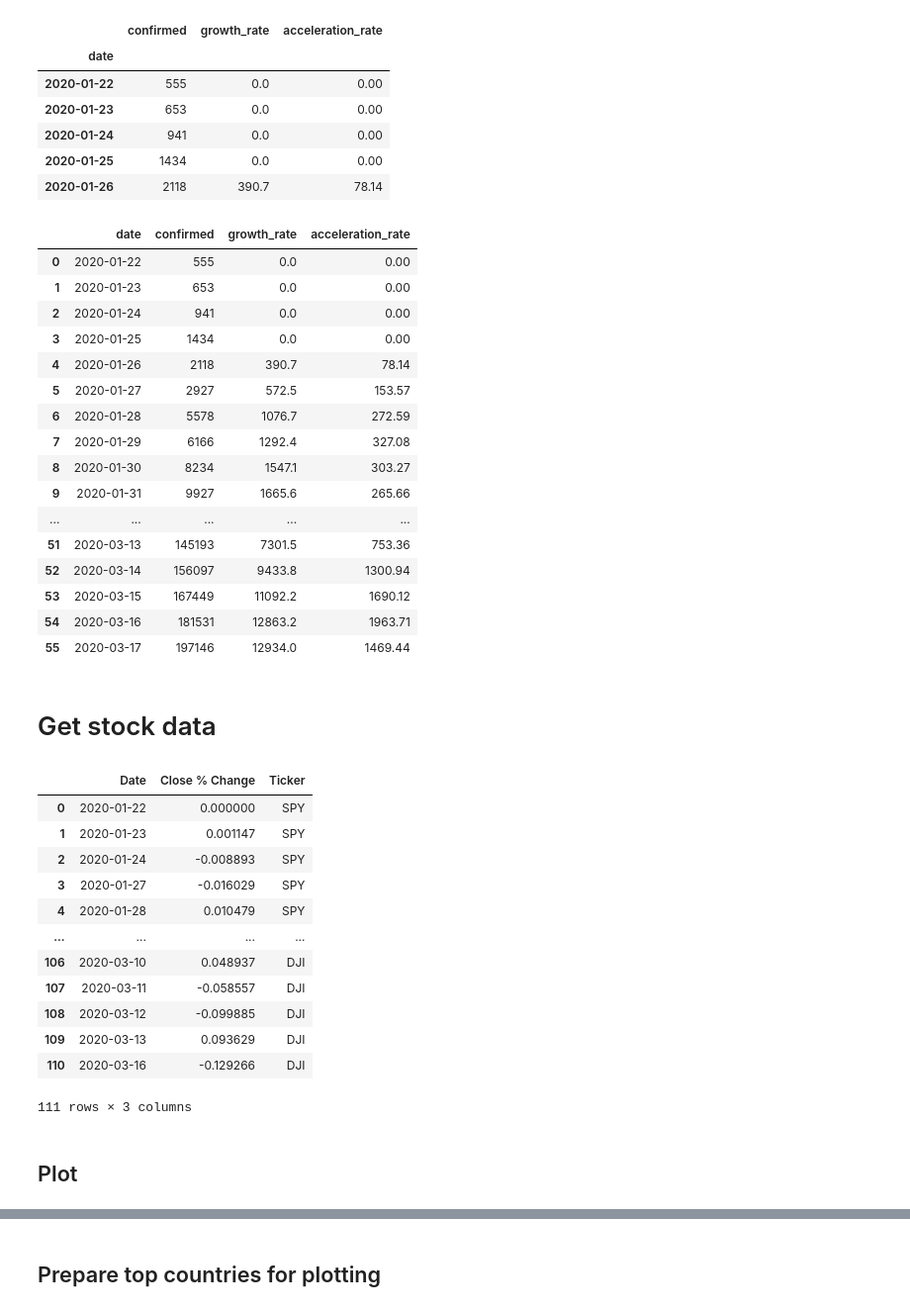
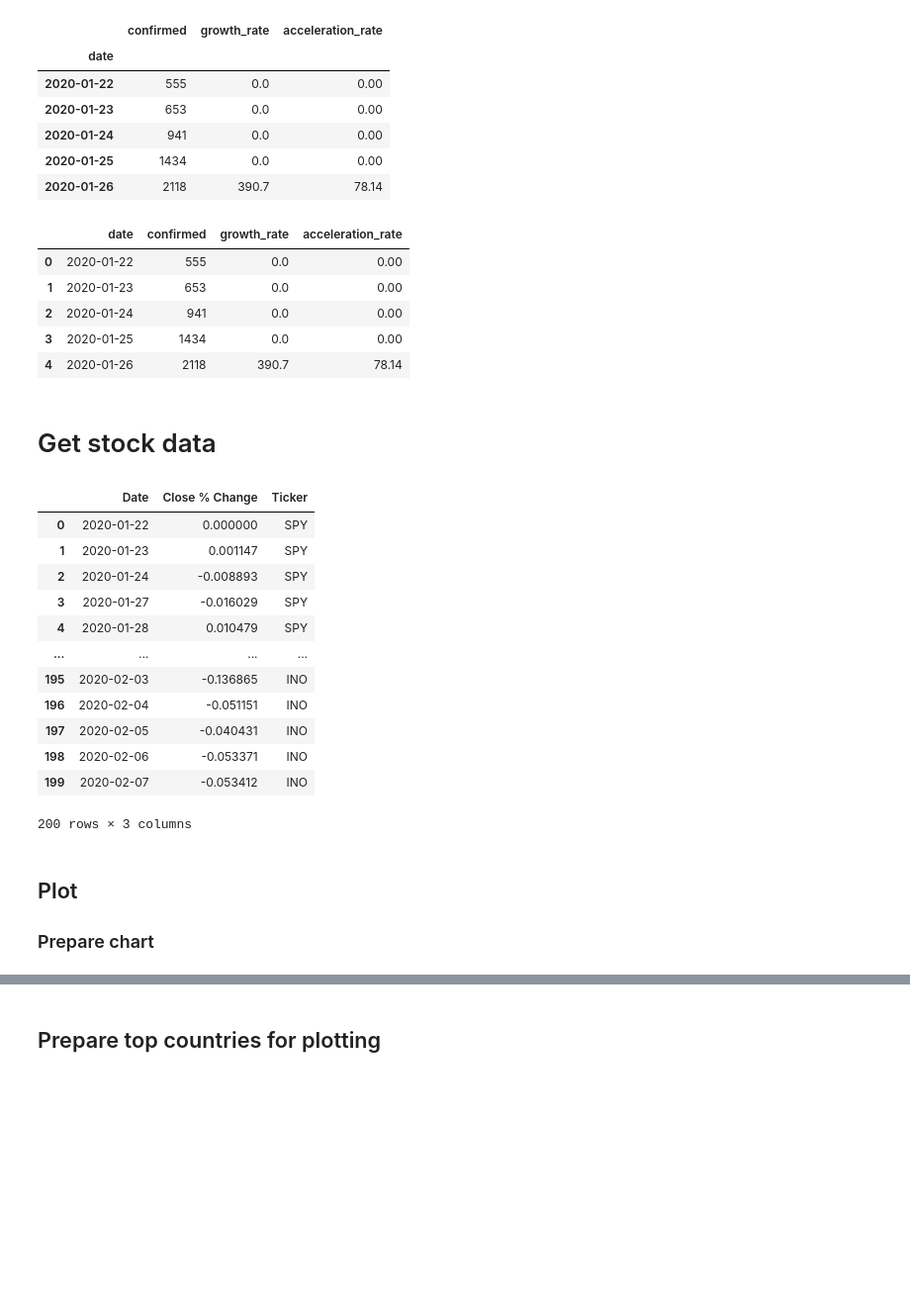
Before and after one commit to ivanmkc/covid19, a Jupyter notebook: covid.ipynb, the cells around one changed output, grey strips where cells are left out. Shown at 99% size. Saved outputs shown, nothing was run; the diff lists cells and outputs as text; code cells hidden in the pictures; blank space fills up the shorter version.

```diff
--- a/covid.ipynb
+++ b/covid.ipynb
@@ -135,24 +161,14 @@ df_non_china.head()
 # %%
 # Convert to 'tidy' format for plotting
 df_non_china_prepared = df_non_china.reset_index()
-df_non_china_prepared.head(200)
+df_non_china_prepared.head()
 # %% [output]
 |  | date | confirmed | growth_rate | acceleration_rate |
 | 0 | 2020-01-22 | 555 | 0.0 | 0.00 |
 | 1 | 2020-01-23 | 653 | 0.0 | 0.00 |
 | 2 | 2020-01-24 | 941 | 0.0 | 0.00 |
 | 3 | 2020-01-25 | 1434 | 0.0 | 0.00 |
 | 4 | 2020-01-26 | 2118 | 390.7 | 78.14 |
-| 5 | 2020-01-27 | 2927 | 572.5 | 153.57 |
-| 6 | 2020-01-28 | 5578 | 1076.7 | 272.59 |
-| 7 | 2020-01-29 | 6166 | 1292.4 | 327.08 |
-| 8 | 2020-01-30 | 8234 | 1547.1 | 303.27 |
-| 9 | 2020-01-31 | 9927 | 1665.6 | 265.66 |
-| ... | ... | ... | ... | ... |
-| 51 | 2020-03-13 | 145193 | 7301.5 | 753.36 |
-| 52 | 2020-03-14 | 156097 | 9433.8 | 1300.94 |
-| 53 | 2020-03-15 | 167449 | 11092.2 | 1690.12 |
-| 54 | 2020-03-16 | 181531 | 12863.2 | 1963.71 |
-| 55 | 2020-03-17 | 197146 | 12934.0 | 1469.44 |
 # %% [markdown]
+<a id='stocks'></a>
 # Get stock data
@@ -168,8 +191,6 @@ def getStockInfo(tickerSymbol, date_min, date_max):
 
 from functools import reduce
 
-stocks_to_track = ['SPY', 'AC', 'DJI']
-
 stocks = pd.concat(map(lambda x: getStockInfo(x, date_min, date_max), stocks_to_track)).reset_index()
 
 stocks.head(200)
@@ -181,14 +202,15 @@ stocks.head(200)
 | 3 | 2020-01-27 | -0.016029 | SPY |
 | 4 | 2020-01-28 | 0.010479 | SPY |
 | ... | ... | ... | ... |
-| 106 | 2020-03-10 | 0.048937 | DJI |
-| 107 | 2020-03-11 | -0.058557 | DJI |
-| 108 | 2020-03-12 | -0.099885 | DJI |
-| 109 | 2020-03-13 | 0.093629 | DJI |
-| 110 | 2020-03-16 | -0.129266 | DJI |
+| 195 | 2020-02-03 | -0.136865 | INO |
+| 196 | 2020-02-04 | -0.051151 | INO |
+| 197 | 2020-02-05 | -0.040431 | INO |
+| 198 | 2020-02-06 | -0.053371 | INO |
+| 199 | 2020-02-07 | -0.053412 | INO |
-111 rows × 3 columns
+200 rows × 3 columns
 # %% [markdown]
 ## Plot
+### Prepare chart
 # %%
 # Show fig
 import plotly.express as px
```
Also changed, not shown: parts of 14 cells of this notebook.
